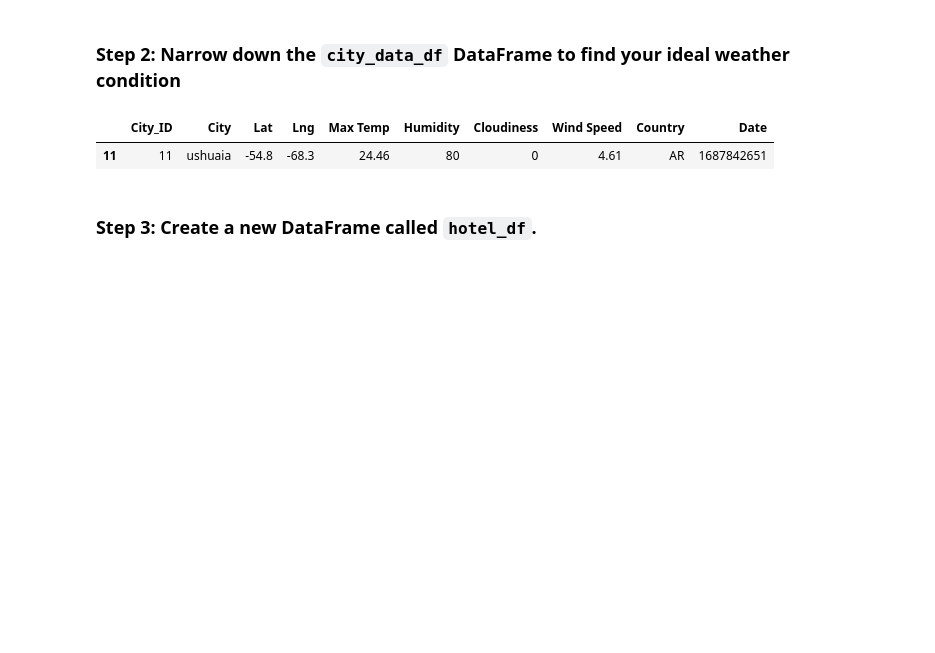
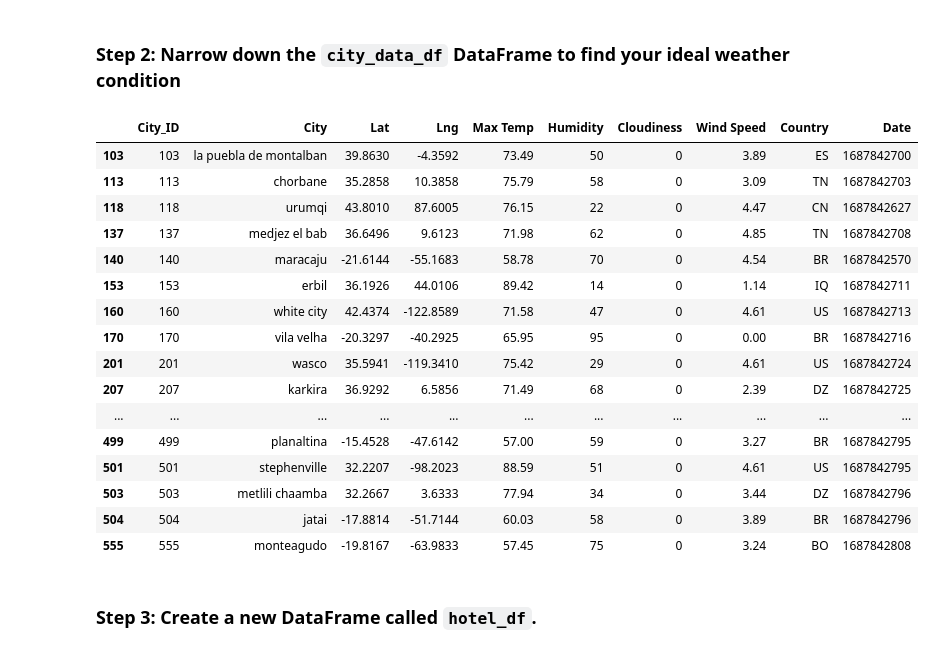
Before and after one commit to panyi0212/python-api-challenge, a Jupyter notebook: starter_code/VacationPy.ipynb, the cells around one changed output. Drawn from its saved outputs; the diff is of its cells as text; code cells hidden in the pictures; blank space fills up the shorter version.

```diff
--- a/starter_code/VacationPy.ipynb
+++ b/starter_code/VacationPy.ipynb
@@ -60,14 +62,33 @@ ImportError: Geographic projection support requires: cartopy, geoviews, pyproj.
 ### Step 2: Narrow down the `city_data_df` DataFrame to find your ideal weather condition
 # %%
 # Narrow down cities that fit criteria and drop any results with null values
-weather_df = city_data_df.loc[(city_data_df['Wind Speed'] < 6) &(city_data_df['Max Temp'] > 17) &
-                               (city_data_df['Max Temp'] < 35) & (city_data_df['Cloudiness'] < 80),:]
+weather_df = city_data_df[
+    (city_data_df["Max Temp"] > 55) &
+    (city_data_df["Max Temp"] < 90) &
+    (city_data_df["Wind Speed"] < 5.0) &
+    (city_data_df["Cloudiness"] == 0)
+]
 
 # Display sample data
 weather_df
 # %% [output]
 |  | City_ID | City | Lat | Lng | Max Temp | Humidity | Cloudiness | Wind Speed | Country | Date |
-| 11 | 11 | ushuaia | -54.8 | -68.3 | 24.46 | 80 | 0 | 4.61 | AR | 1687842651 |
+| 103 | 103 | la puebla de montalban | 39.8630 | -4.3592 | 73.49 | 50 | 0 | 3.89 | ES | 1687842700 |
+| 113 | 113 | chorbane | 35.2858 | 10.3858 | 75.79 | 58 | 0 | 3.09 | TN | 1687842703 |
+| 118 | 118 | urumqi | 43.8010 | 87.6005 | 76.15 | 22 | 0 | 4.47 | CN | 1687842627 |
+| 137 | 137 | medjez el bab | 36.6496 | 9.6123 | 71.98 | 62 | 0 | 4.85 | TN | 1687842708 |
+| 140 | 140 | maracaju | -21.6144 | -55.1683 | 58.78 | 70 | 0 | 4.54 | BR | 1687842570 |
+| 153 | 153 | erbil | 36.1926 | 44.0106 | 89.42 | 14 | 0 | 1.14 | IQ | 1687842711 |
+| 160 | 160 | white city | 42.4374 | -122.8589 | 71.58 | 47 | 0 | 4.61 | US | 1687842713 |
+| 170 | 170 | vila velha | -20.3297 | -40.2925 | 65.95 | 95 | 0 | 0.00 | BR | 1687842716 |
+| 201 | 201 | wasco | 35.5941 | -119.3410 | 75.42 | 29 | 0 | 4.61 | US | 1687842724 |
+| 207 | 207 | karkira | 36.9292 | 6.5856 | 71.49 | 68 | 0 | 2.39 | DZ | 1687842725 |
+| ... | ... | ... | ... | ... | ... | ... | ... | ... | ... | ... |
+| 499 | 499 | planaltina | -15.4528 | -47.6142 | 57.00 | 59 | 0 | 3.27 | BR | 1687842795 |
+| 501 | 501 | stephenville | 32.2207 | -98.2023 | 88.59 | 51 | 0 | 4.61 | US | 1687842795 |
+| 503 | 503 | metlili chaamba | 32.2667 | 3.6333 | 77.94 | 34 | 0 | 3.44 | DZ | 1687842796 |
+| 504 | 504 | jatai | -17.8814 | -51.7144 | 60.03 | 58 | 0 | 3.89 | BR | 1687842796 |
+| 555 | 555 | monteagudo | -19.8167 | -63.9833 | 57.45 | 75 | 0 | 3.24 | BO | 1687842808 |
 # %% [markdown]
 ### Step 3: Create a new DataFrame called `hotel_df`.
 # %%
```
Also changed, not shown: parts of 4 cells of this notebook.
